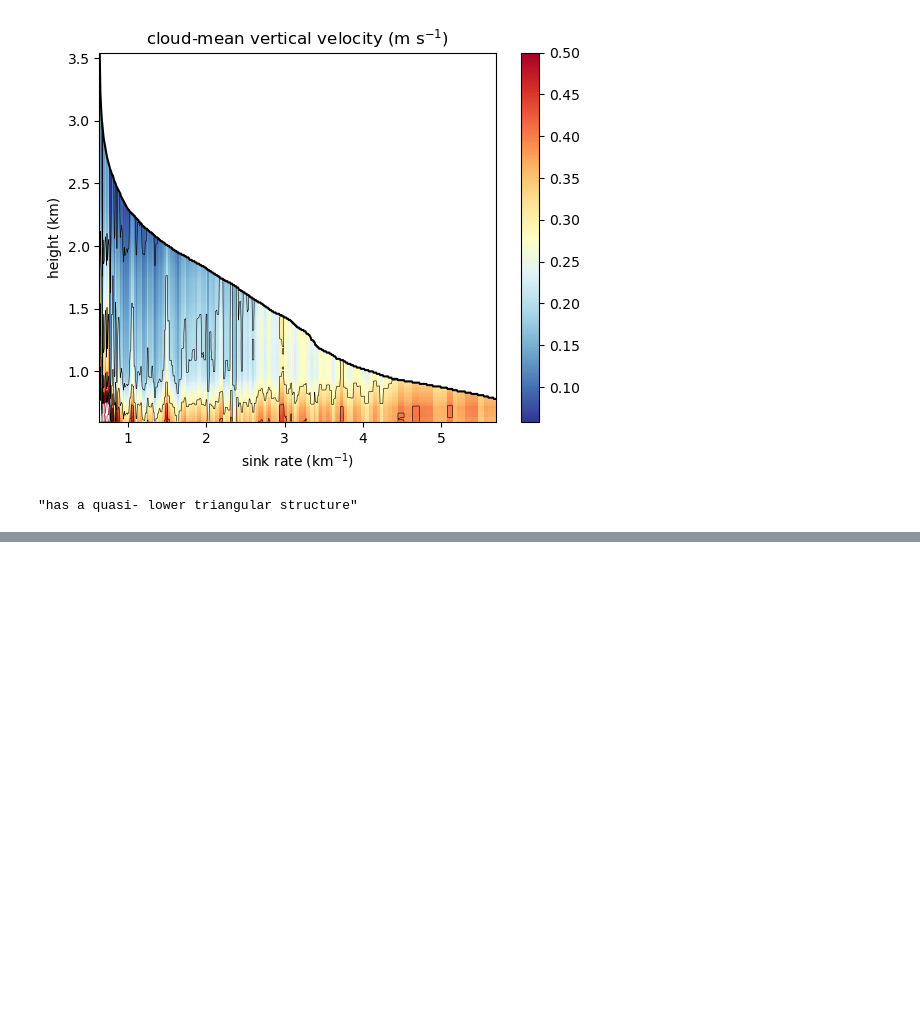
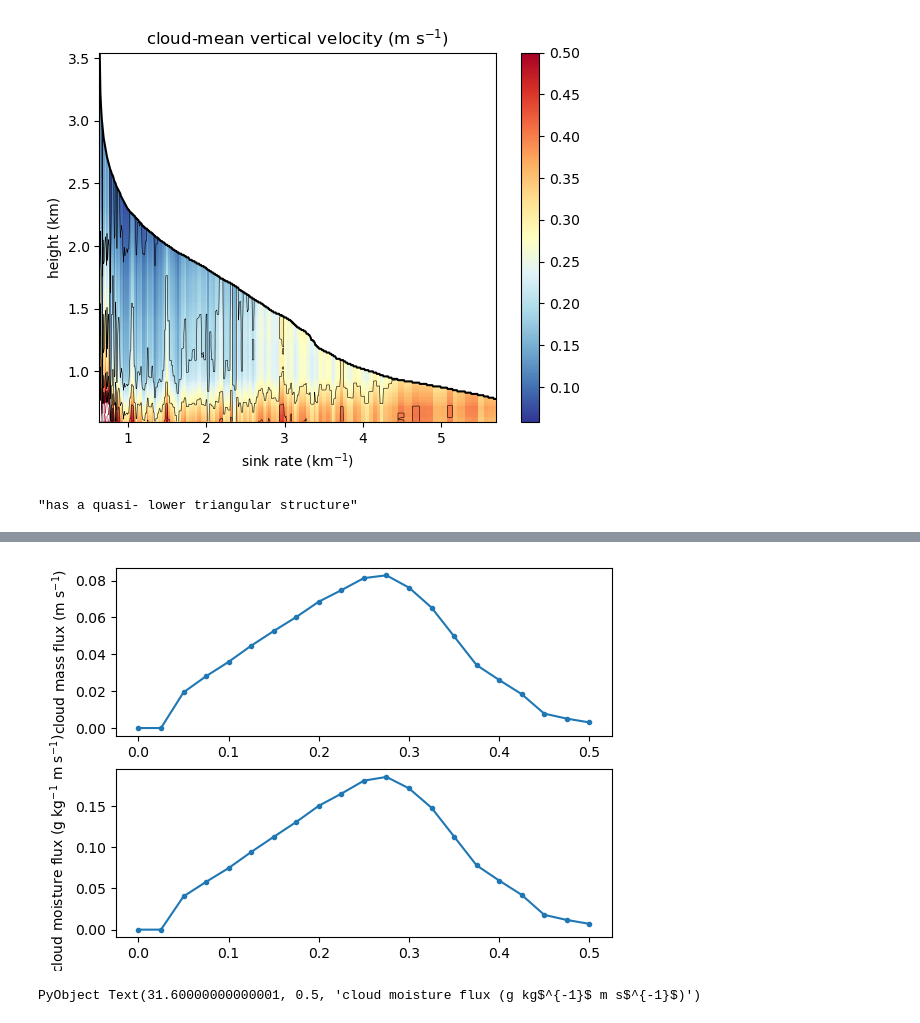
Before and after one commit to deszoeke/trade-cu-model, a Jupyter notebook: src/julia/flux-model-xp53.ipynb, the cells around one changed output, grey strips where cells are left out. Saved outputs shown, nothing was run; the diff lists cells and outputs as text; code cells hidden in the pictures; blank space fills up the shorter version.

```diff
--- a/src/julia/flux-model-xp53.ipynb
+++ b/src/julia/flux-model-xp53.ipynb
@@ -1166,0 +1304,12 @@ PyObject <matplotlib.collections.QuadMesh object at 0x...>
+# %%
+close("all")
+subplot(2,1,1)
+plot(refl_bin, M_byrefl[:,70], marker=".")
+ylabel("cloud mass flux (m s\$^{-1}\$)")
+
+subplot(2,1,2)
+plot(refl_bin, 1e3*Gcld_byrefl[:,70], marker=".")
+ylabel("cloud moisture flux (g kg\$^{-1}\$ m s\$^{-1}\$)")
+# %% [output]
+[figure, added]
+PyObject Text(31.60000000000001, 0.5, 'cloud moisture flux (g kg$^{-1}$ m s$^{-1}$)')
```
Also changed, not shown: parts of 9 cells of this notebook.
